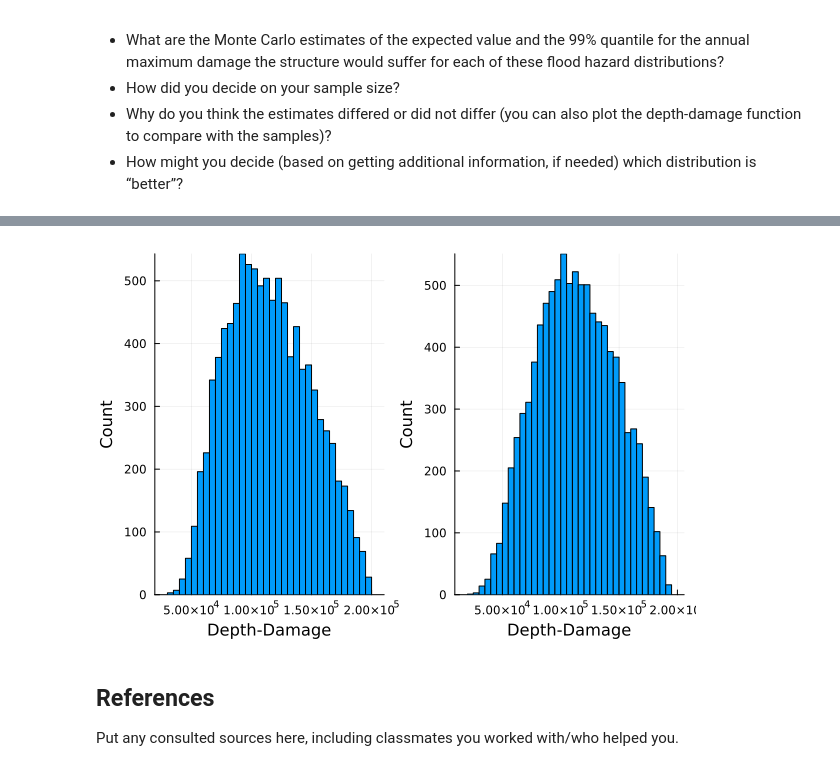
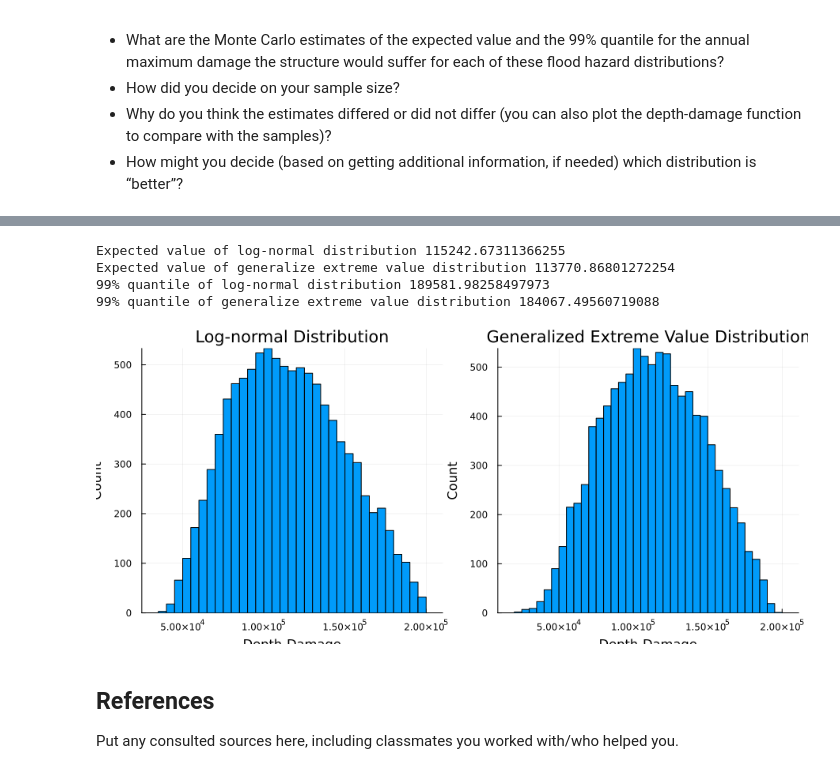
Before and after one commit to BEE4750-FA25/lab-2-mb2557-droid, a Jupyter notebook: lab02.ipynb, the cells around one changed output, grey strips where cells are left out. Saved outputs shown, nothing was run; the diff lists cells and outputs as text; code cells hidden in the pictures.

```diff
--- a/lab02.ipynb
+++ b/lab02.ipynb
@@ -184,15 +167,17 @@ following questions:
 -   How might you decide (based on getting additional information, if
     needed) which distribution is “better”?
 # %%
+# Take random sample from btoh distributions
+num_samples = 10000
 distr1 = LogNormal(1.2, 0.3)
 distr2 = GeneralizedExtremeValue(3, 0.9, -0.15)
+h_lognormal = rand(distr1, num_samples)
+h_gev = rand(distr2, num_samples)
 
-h_lognormal = rand(distr1, 10000)
-h_gev = rand(distr2, 10000)
-
-p1 = histogram(h_lognormal, legend=:false, bins=50, ylabel="Count", xlabel="Depth")
-p2 = histogram(h_gev, legend=:false, bins=50, ylabel="Count", xlabel="Depth")
+# Plot histograms
+p1 = histogram(h_lognormal, legend=:false, bins=50, title="Log-normal Distribution", ylabel="Count", xlabel="Depth")
+p2 = histogram(h_gev, legend=:false, bins=50, title="Generalized Extreme Value Distribution", ylabel="Count", xlabel="Depth")
 
 
-plot(p1,p2)
+plot(p1, p2, size = (900, 400))
 # %% [output]
@@ -200,27 +185,46 @@ plot(p1,p2)
 # %%
+# Given information
 L = 200000
 k = 0.8
 h0 = 3
 
 function damage(data)
+    # Returns array damage based on the depth-damage function
     # remove any negative values
     positives = filter(x -> x >= 0, data)
-
     damages = zeros(length(positives))
+    # Calculate damage for each depth
     for i in 1:length(positives)
         damages[i] = L / (1+exp(-k*(positives[i]-h0)))
     end
     return damages
 end
 
-p1 = histogram(damage(h_lognormal), legend=:false, bins=50, ylabel="Count", xlabel="Depth-Damage")
-p2 = histogram(damage(h_gev), legend=:false, bins=50, ylabel="Count", xlabel="Depth-Damage")
+# Expected values of each distribution
+print("Expected value of log-normal distribution " * string(mean(damage_lognormal)))
+print("\n")
+print("Expected value of generalize extreme value distribution " * string(mean(damage_gev)))
 
-plot(p1,p2)
+# 99% quantile of each distribution
+index99_log = round(Int, 0.99 * length(damage_lognormal))
+index99_gev = round(Int, 0.99 * length(damage_gev))
+print("\n")
+print("99% quantile of log-normal distribution " * string(damage_lognormal[index99_log]))
+print("\n")
+print("99% quantile of generalize extreme value distribution " * string(damage_gev[index99_gev]))
 
-print("Expected value of log-normal distribution $mean()"
+# Plot historgrams
+damage_lognormal = sort(damage(h_lognormal))
+damage_gev = sort(damage(h_gev))
+p1 = histogram(damage_lognormal, legend=:false, bins=50, title="Log-normal Distribution", ylabel="Count", xlabel="Depth-Damage")
+p2 = histogram(damage_gev, legend=:false, bins=50, title="Generalized Extreme Value Distribution", ylabel="Count", xlabel="Depth-Damage")
+plot(p1, p2, size = (900, 400))
 # %% [output]
+Expected value of log-normal distribution 115242.67311366255
+Expected value of generalize extreme value distribution 113770.86801272254
+99% quantile of log-normal distribution 189581.98258497973
+99% quantile of generalize extreme value distribution 184067.49560719088
-[figure, old version]
+[figure, new version]
 # %% [markdown]
 ## References
 
```
Also changed, not shown: parts of 2 cells of this notebook.
